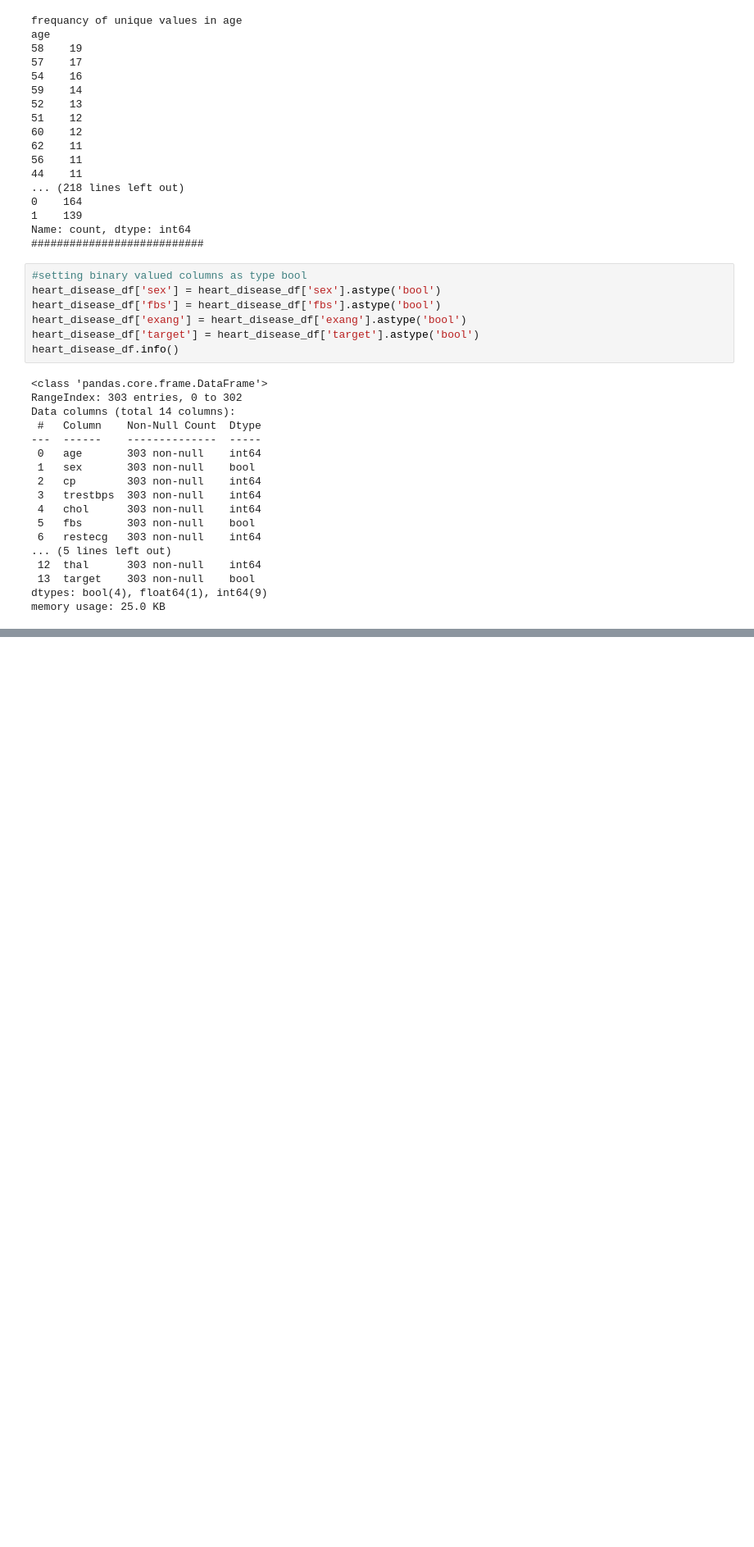
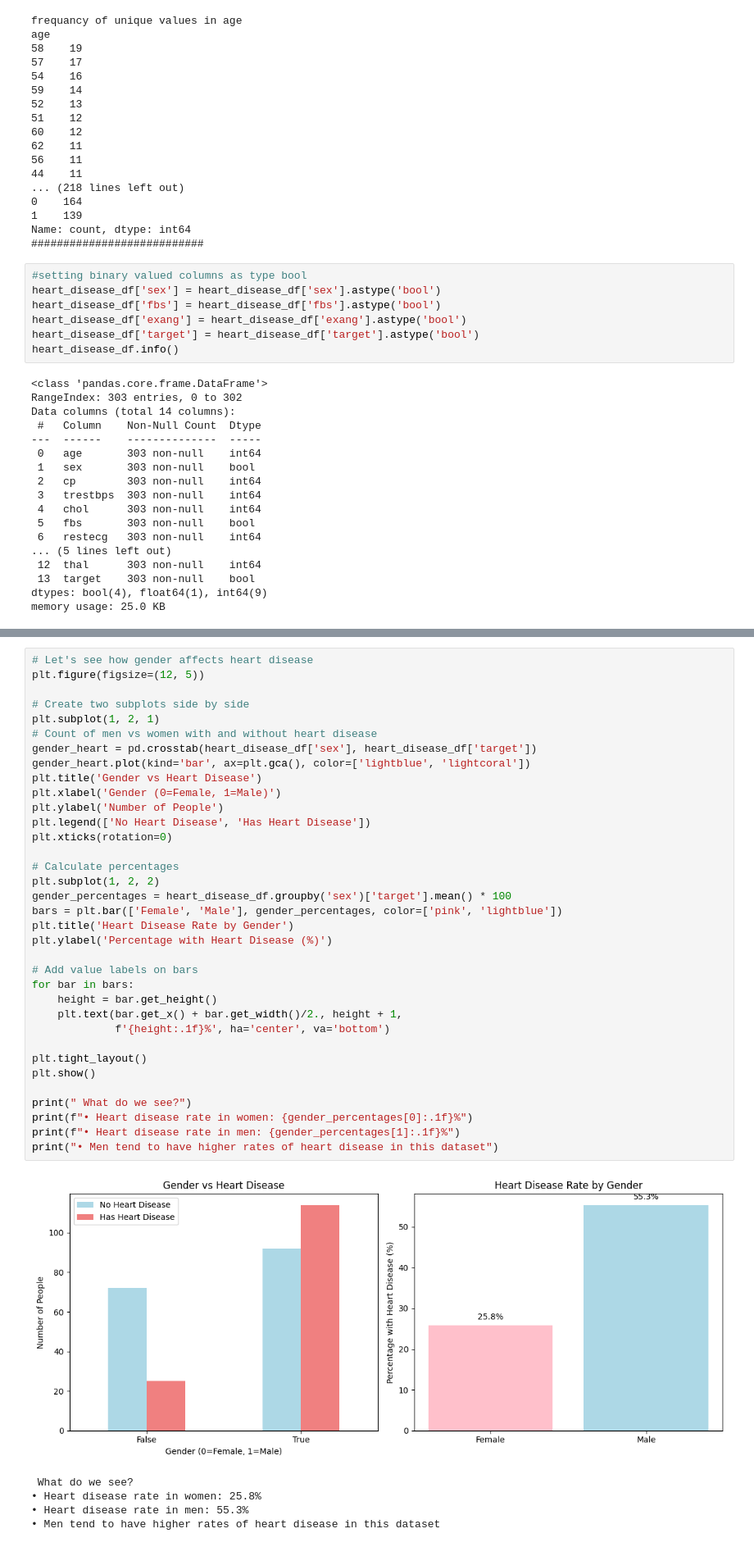
Before and after one commit to ai-abanoubmichel/GTC-Heart-Disease-Risk-Prediction, a Jupyter notebook: GTC_Final_Project_Heart_Disease_Prediction.ipynb, the cells around one changed output, grey strips where cells are left out. Shown: that part at 82% size. Saved outputs shown, nothing was run; the diff lists cells and outputs as text; blank space fills up the shorter version.

```diff
--- a/GTC_Final_Project_Heart_Disease_Prediction.ipynb
+++ b/GTC_Final_Project_Heart_Disease_Prediction.ipynb
@@ -233,0 +312,41 @@ heart_disease_df[['trestbps', 'chol', 'thalach']] = scaler.fit_transform(heart_d
+# %%
+# Let's see how gender affects heart disease
+plt.figure(figsize=(12, 5))
+
+# Create two subplots side by side
+plt.subplot(1, 2, 1)
+# Count of men vs women with and without heart disease
+gender_heart = pd.crosstab(heart_disease_df['sex'], heart_disease_df['target'])
+gender_heart.plot(kind='bar', ax=plt.gca(), color=['lightblue', 'lightcoral'])
+plt.title('Gender vs Heart Disease')
+plt.xlabel('Gender (0=Female, 1=Male)')
+plt.ylabel('Number of People')
+plt.legend(['No Heart Disease', 'Has Heart Disease'])
+plt.xticks(rotation=0)
+
+# Calculate percentages
+plt.subplot(1, 2, 2)
+gender_percentages = heart_disease_df.groupby('sex')['target'].mean() * 100
+bars = plt.bar(['Female', 'Male'], gender_percentages, color=['pink', 'lightblue'])
+plt.title('Heart Disease Rate by Gender')
+plt.ylabel('Percentage with Heart Disease (%)')
+
+# Add value labels on bars
+for bar in bars:
+    height = bar.get_height()
+    plt.text(bar.get_x() + bar.get_width()/2., height + 1,
+             f'{height:.1f}%', ha='center', va='bottom')
+
+plt.tight_layout()
+plt.show()
+
+print(" What do we see?")
+print(f"• Heart disease rate in women: {gender_percentages[0]:.1f}%")
+print(f"• Heart disease rate in men: {gender_percentages[1]:.1f}%")
+print("• Men tend to have higher rates of heart disease in this dataset")
+# %% [output]
+[figure, added]
+ What do we see?
+• Heart disease rate in women: 25.8%
+• Heart disease rate in men: 55.3%
+• Men tend to have higher rates of heart disease in this dataset
```
Also changed, not shown: parts of 17 cells of this notebook.
